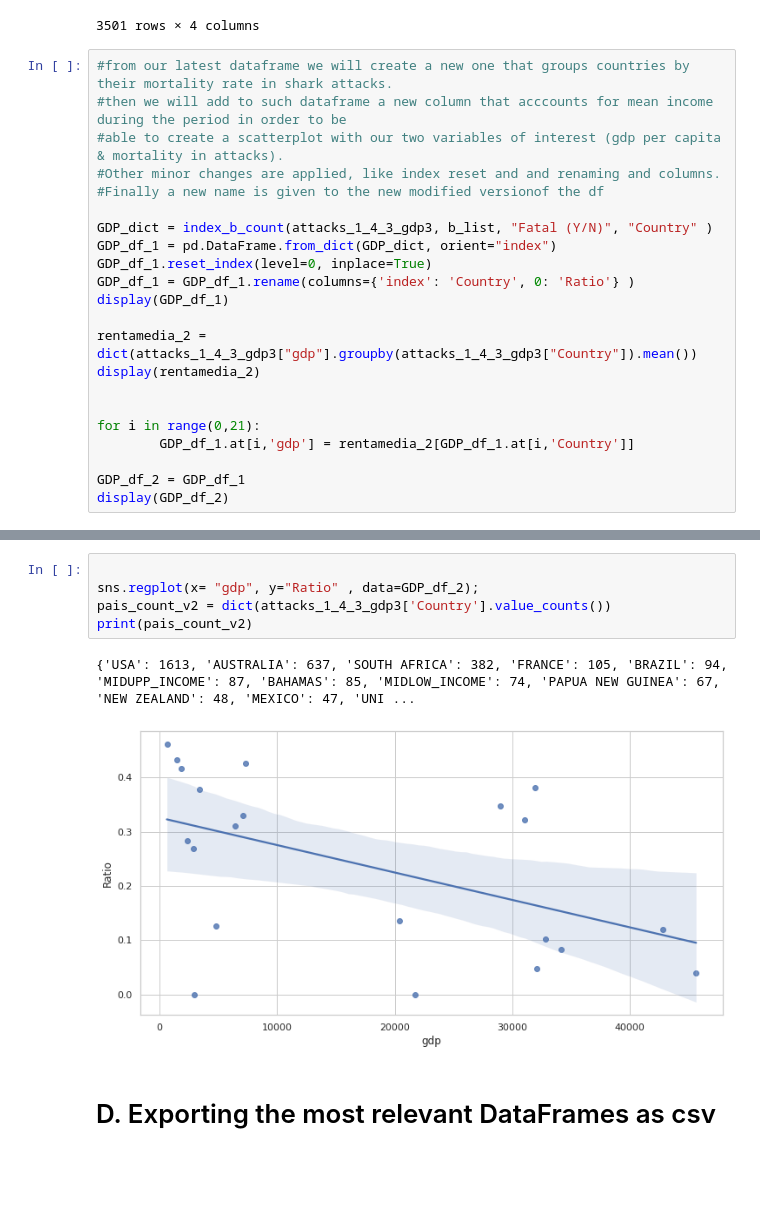
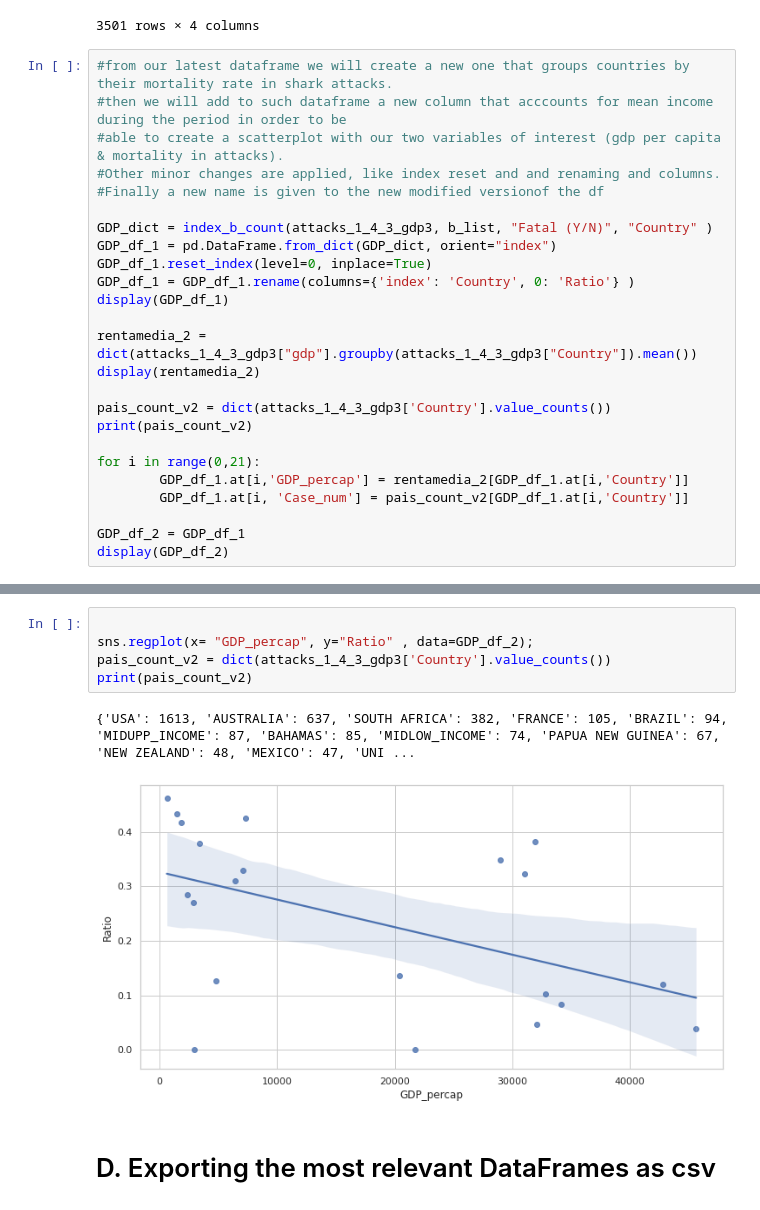
Before and after one commit to DiSanchz/data-cleaning-pandas, a Jupyter notebook: clean.ipynb, the cells around one changed output, grey strips where cells are left out. Cells and saved outputs as stored; diff of their text form; blank space fills up the shorter version.

```diff
--- a/clean.ipynb
+++ b/clean.ipynb
@@ -936,9 +938,12 @@ display(GDP_df_1)
 rentamedia_2 = dict(attacks_1_4_3_gdp3["gdp"].groupby(attacks_1_4_3_gdp3["Country"]).mean())
 display(rentamedia_2)
 
+pais_count_v2 = dict(attacks_1_4_3_gdp3['Country'].value_counts())
+print(pais_count_v2)
 
 for i in range(0,21):
-        GDP_df_1.at[i,'gdp'] = rentamedia_2[GDP_df_1.at[i,'Country']]
+        GDP_df_1.at[i,'GDP_percap'] = rentamedia_2[GDP_df_1.at[i,'Country']]
+        GDP_df_1.at[i, 'Case_num'] = pais_count_v2[GDP_df_1.at[i,'Country']]
 
 GDP_df_2 = GDP_df_1
 display(GDP_df_2)
@@ -997,11 +1003,11 @@ display(GDP_df_2)
 # %%
 
-sns.regplot(x= "gdp", y="Ratio" , data=GDP_df_2);
+sns.regplot(x= "GDP_percap", y="Ratio" , data=GDP_df_2);
 pais_count_v2 = dict(attacks_1_4_3_gdp3['Country'].value_counts())
 print(pais_count_v2)
 # %% [output]
 {'USA': 1613, 'AUSTRALIA': 637, 'SOUTH AFRICA': 382, 'FRANCE': 105, 'BRAZIL': 94, 'MIDUPP_INCOME': 87, 'BAHAMAS': 85, 'MIDLOW_INCOME': 74, 'PAPUA NEW GUINEA': 67, 'NEW ZEALAND': 48, 'MEXICO': 47, 'UNI ...
-[figure, old version]
+[figure, new version]
 # %% [markdown]
 # D. Exporting the most relevant DataFrames as csv
 # %%
```
Also changed, not shown: parts of 7 cells of this notebook.
